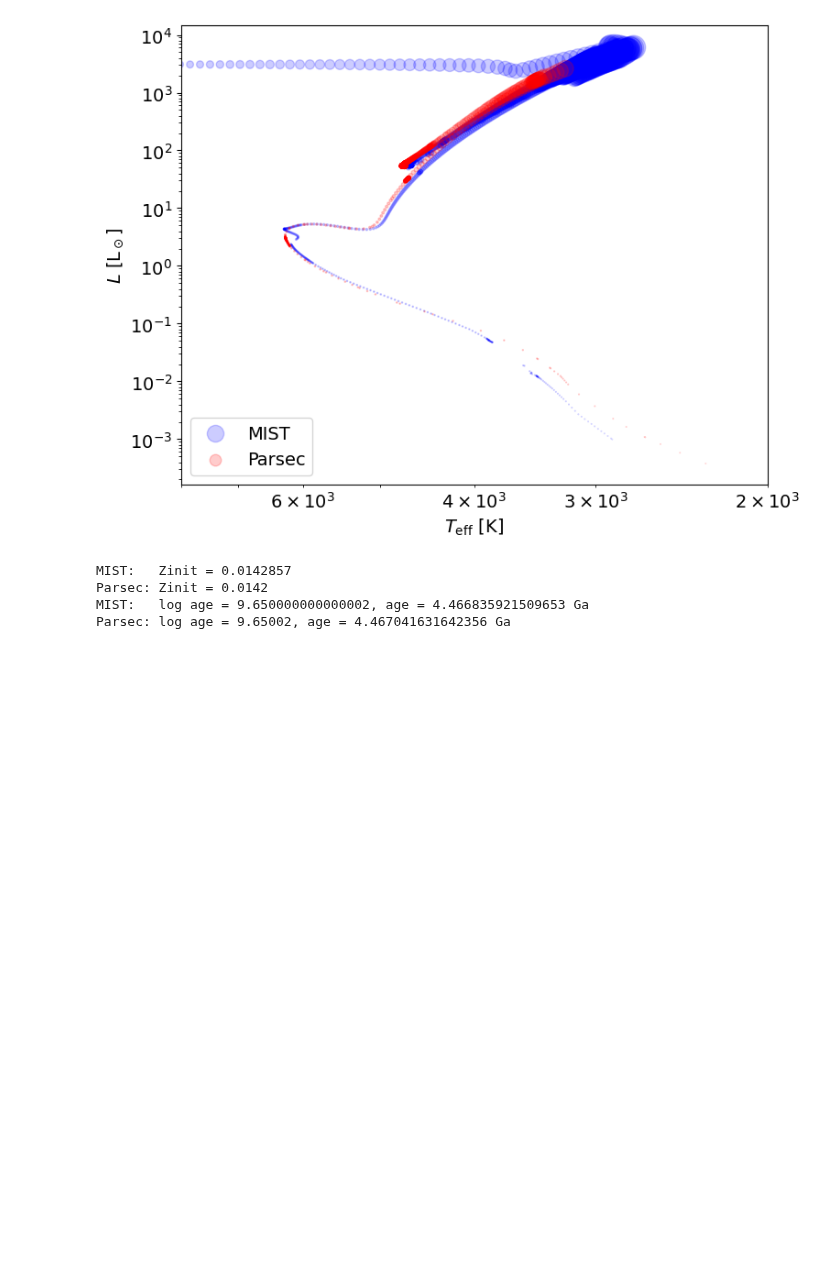
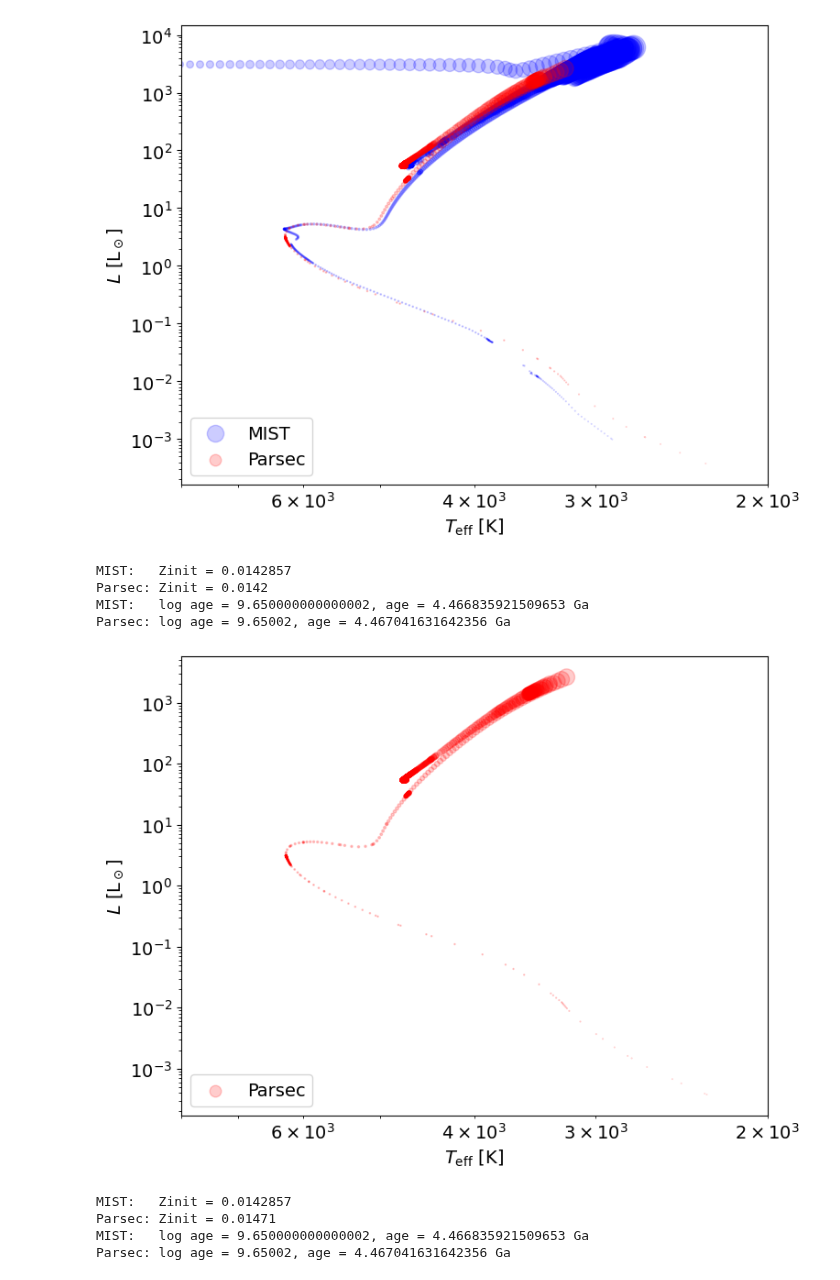
Before and after one commit to anpirott/thesis, a Jupyter notebook: notebooks/physics/compare_mist_parsec.ipynb, the cells around one changed output. Drawn from its saved outputs; the diff is of its cells as text; code cells hidden in the pictures; blank space fills up the shorter version.

Commit message:
added the possibility to use PARSEC data

```diff
--- a/notebooks/physics/compare_mist_parsec.ipynb
+++ b/notebooks/physics/compare_mist_parsec.ipynb
@@ -72,0 +95,10 @@ Table length=100
+# %%
+f_1 = '../../data/PARSEC/PARSEC_feh_p0.50.dat'
+t1 = Table.read(f_1, format='ascii')
+f_2 = '../../data/PARSEC/PARSEC_feh_p0.25.dat'
+t2 = Table.read(f_2, format='ascii')
+f_3 = '../../data/PARSEC/PARSEC_feh_p0.00.dat'
+t3 = Table.read(f_3, format='ascii')
+print(t1.colnames)
+print(t2.colnames)
+print(t3.colnames)
@@ -120,3 +156,51 @@ MIST:   Zinit = 0.0142857
 Parsec: Zinit = 0.0142
 MIST:   log age = 9.650000000000002, age = 4.466835921509653 Ga
 Parsec: log age = 9.65002, age = 4.467041631642356 Ga
+# %%
+plt.close()
+plt.rc('font', size=14)
+plt.figure(1, figsize=(8, 6), tight_layout=True)
+
+#Specify one or more ages
+ages = [9.65]
+
+#MIST
+for age in ages: #age is in log scale
+    i = t1.age_index(age) #returns the index for the desired age
+    x = 10**t1.isos[i]['log_Teff']
+    y = 10**t1.isos[i]['log_L']
+    z = 10**t1.isos[i]['log_R']
+    plt.scatter(x, y, s=z, color='b', lw=1, alpha=0.2,label='MIST')
+
+#Parsec
+#for age in list(set(t2['logAge']))[:2]:
+for age in ages:
+    m = abs(t3['logAge'] - age) < 0.02
+    x = 10**t3[m]['logTe']
+    y = 10**t3[m]['logL']
+    z = t3[m]['Rpol']
+    plt.scatter(x, y, s=z, color='r', lw=1, alpha=0.2,label='Parsec')
+
+plt.gca().invert_xaxis()
+plt.xscale('log')
+plt.yscale('log')
+plt.xlabel('$T_\\mathrm{eff}$ [K]')
+plt.ylabel('$L$ [L$_\\odot$]')
+plt.legend(loc=3)
+# plt.title(f'Isochrone at [Fe/H]={t1.abun["[Fe/H]"]}, age = {10**t1.ages[i]/1e9:4.2f} Ga')
+plt.xlim(8e3, 2e3)
+plt.savefig("C:/Users/antoi/Code/unif/MA2/thesis/img/mes_images/diff_MIST_PARSEC_v2.pdf", format="pdf")
+# plt.savefig("C:/Users/antoi/Code/unif/MA2/Thèse/img/mes_images/diff_MIST_PARSEC_titre.pdf", format="pdf")
+plt.show()
+
+print(f'MIST:   Zinit = {t1.abun["Zinit"]}')
+print(f'Parsec: Zinit = {t3["Zini"][0]}')
+
+print(f'MIST:   log age = {t1.ages[i]}, age = {10**t1.ages[i]/1e9} Ga')
+print(f'Parsec: log age = {t3[m]["logAge"][0]}, age = {10**t3[m]["logAge"][0]/1e9} Ga')
+# %% [output]
+[figure, added]
+MIST:   Zinit = 0.0142857
+Parsec: Zinit = 0.01471
+MIST:   log age = 9.650000000000002, age = 4.466835921509653 Ga
+Parsec: log age = 9.65002, age = 4.467041631642356 Ga
```
Also changed, not shown: parts of 5 cells of this notebook, 8 other files.
